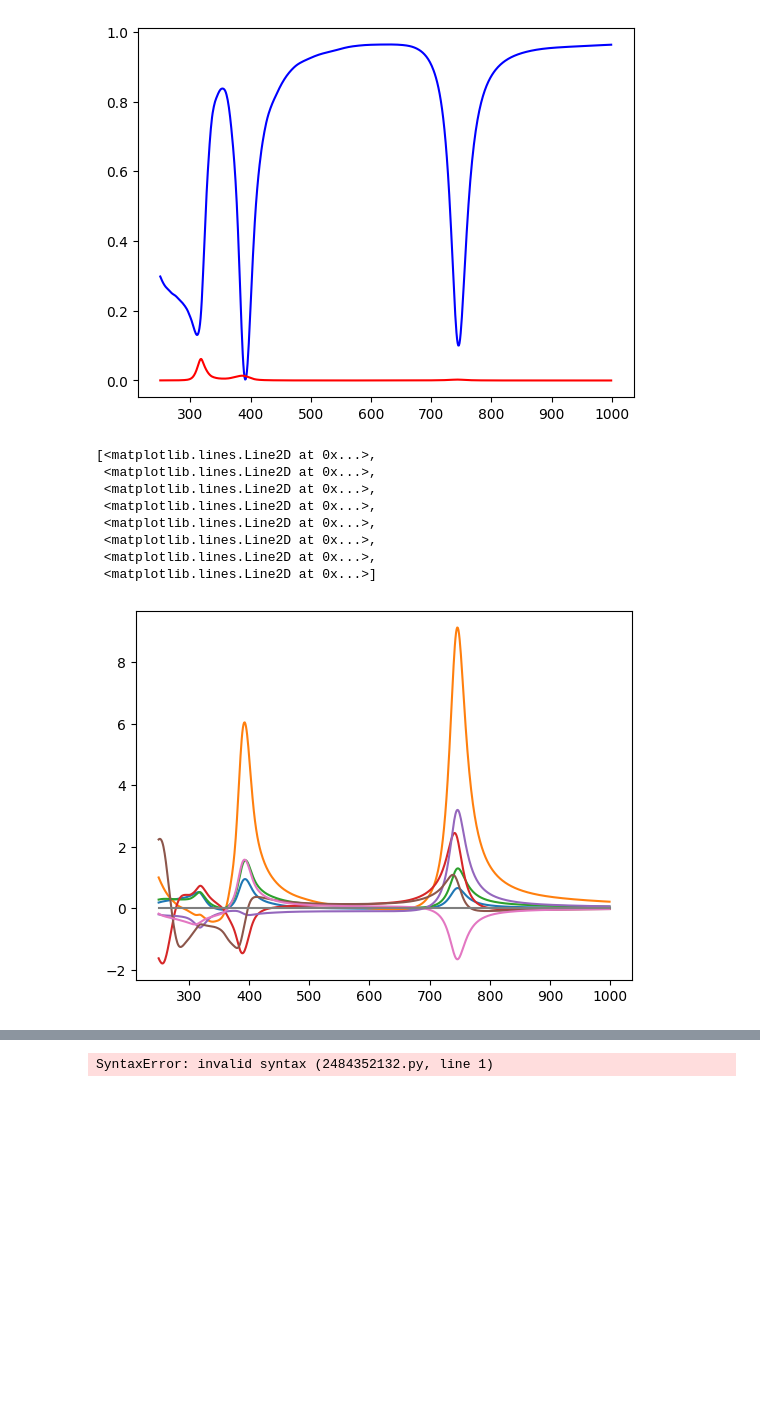
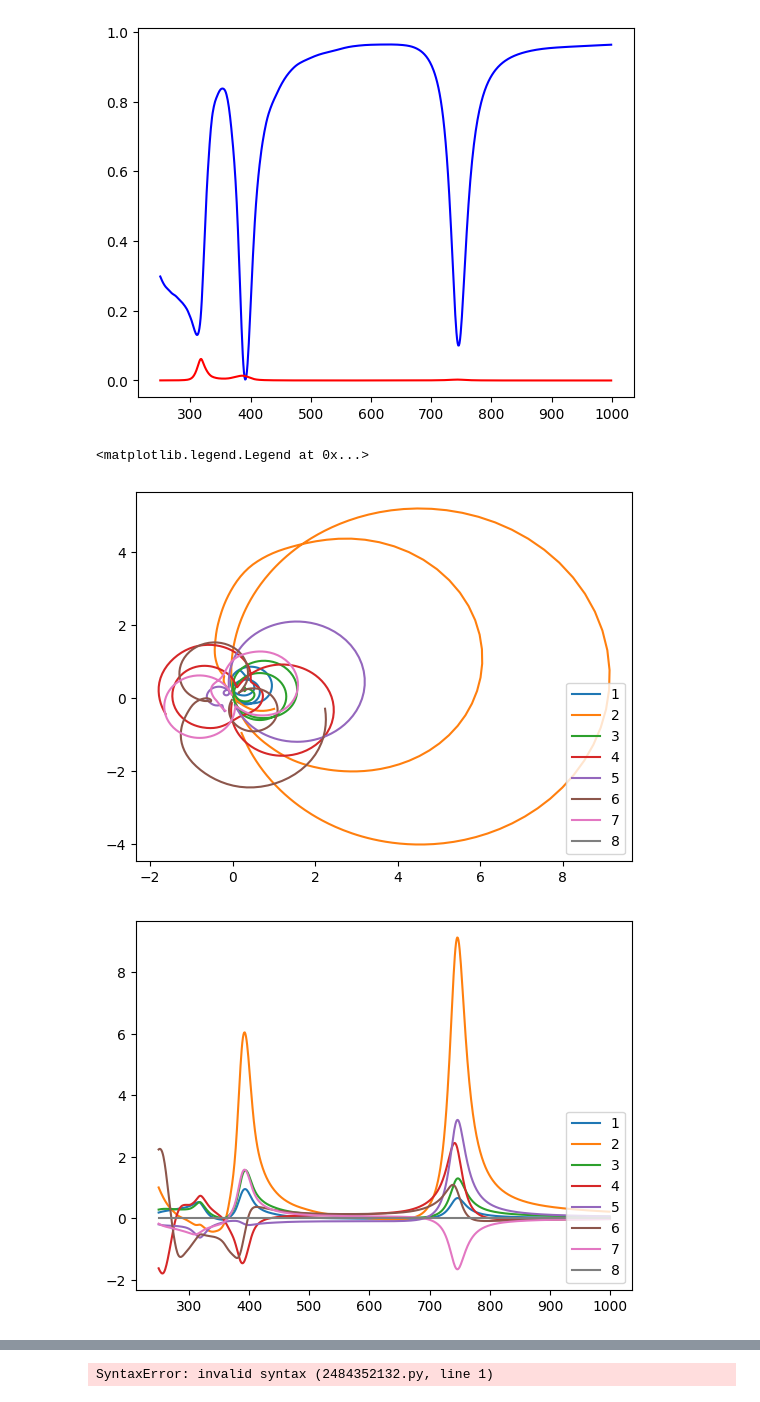
Before and after one commit to Oyofoo/Nanocavity, a Jupyter notebook: TMM_2.ipynb, the cells around one changed output, grey strips where cells are left out. Drawn from its saved outputs; the diff is of its cells as text; code cells hidden in the pictures; blank space fills up the shorter version.

```diff
--- a/TMM_2.ipynb
+++ b/TMM_2.ipynb
@@ -164,24 +220,31 @@ plt.plot(lambda_vac_list,T,'red')
 [figure]
 # %%
 E=np.zeros((len(coh_tmm_data),(len(d_list)-2)), dtype=complex)
+#E=np.zeros((8,750),dtype=complex)
+
 thick=[]
-for lam_vac_2 in range(len(coh_tmm_data)):
+thick = d_list[1:len(d_list)-1]
+for d in range(len(thick)-1):
+
+    for lam_vac_2 in range(len(coh_tmm_data)):
+
+        E[lam_vac_2][d]= position_resolved2(d,thick[d],coh_tmm_data[lam_vac_2])['Ex']
 
 
-    thick = d_list[1:len(d_list)-1]
 
+plt.figure()
 
-    for d in range(len(thick)-1):
-        E[lam_vac_2][d]= position_resolved2(d,thick[d],coh_tmm_data[lam_vac_2])['Ex']
+plt.plot(E.real,E.imag)
+plt.legend(range(1,len(d_list)),loc="lower right")
+
 plt.figure()
 plt.plot(lambda_vac_list,E)
+plt.legend(range(1,len(d_list)),loc="lower right")
+
+plt.figure()
+plt.plot(lambda_vac_list,E.imag)
+plt.legend(range(1,len(d_list)),loc="lower right")
 # %% [output]
-[<matplotlib.lines.Line2D at 0x...>,
- <matplotlib.lines.Line2D at 0x...>,
- <matplotlib.lines.Line2D at 0x...>,
- <matplotlib.lines.Line2D at 0x...>,
- <matplotlib.lines.Line2D at 0x...>,
- <matplotlib.lines.Line2D at 0x...>,
- <matplotlib.lines.Line2D at 0x...>,
- <matplotlib.lines.Line2D at 0x...>]
+<matplotlib.legend.Legend at 0x...>
-[figure, old version]
+[figure, new version]
+[figure, added]
```
Also changed, not shown: parts of 6 cells of this notebook.
